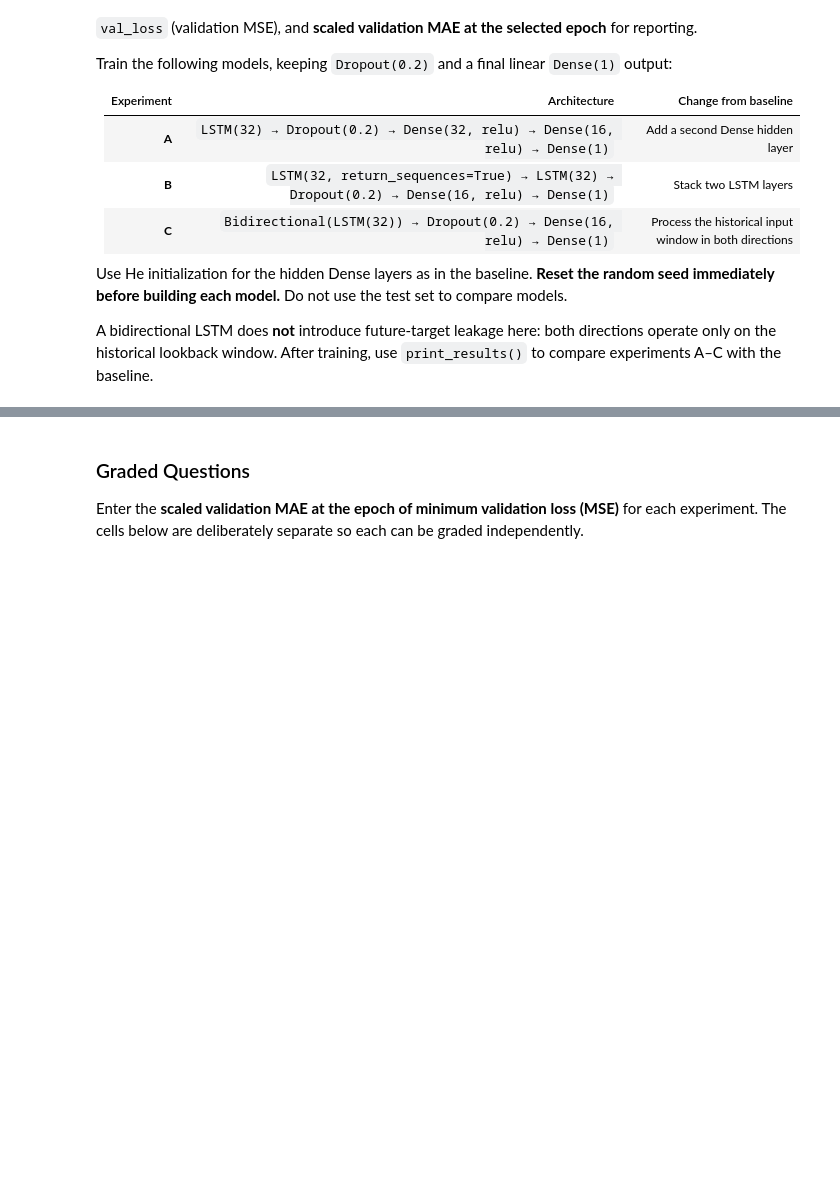
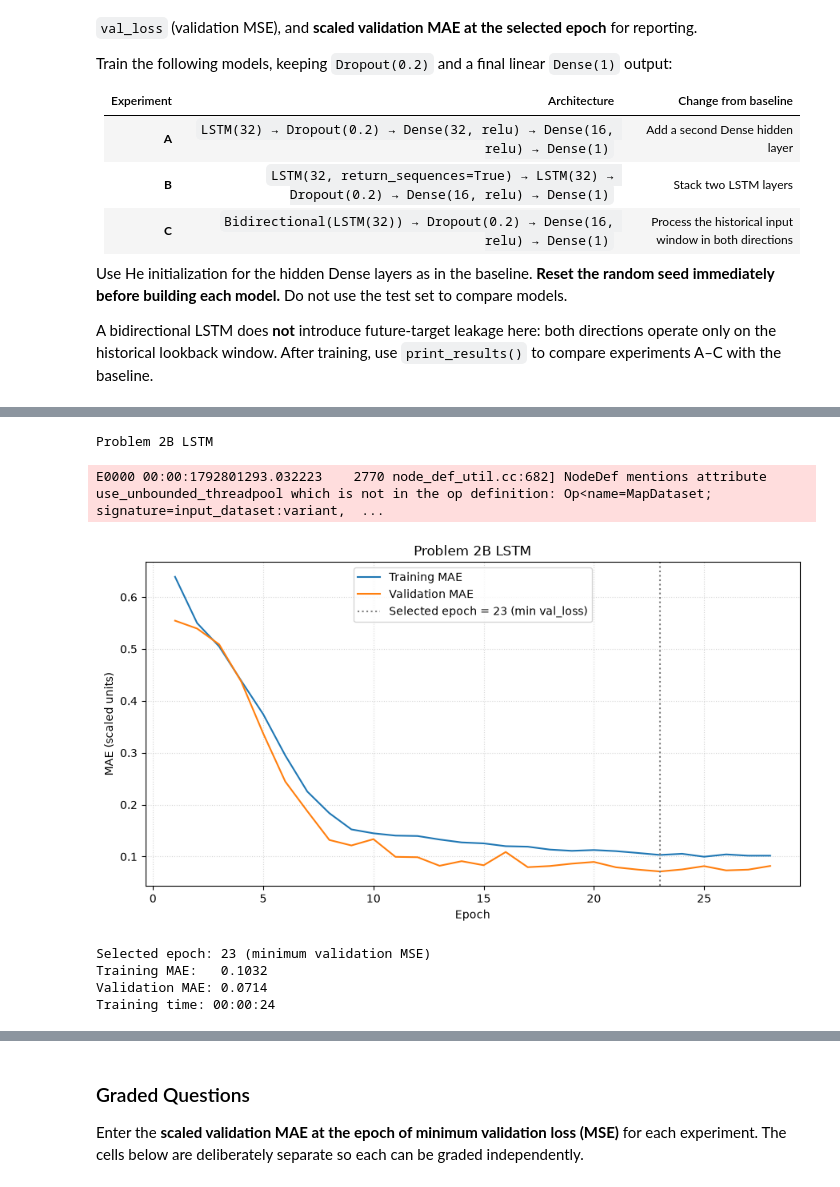
Before and after one commit to calebhadley1/Advanced_ML_and_AI_Coursework, a Jupyter notebook: Homework_08.ipynb, the cells around one changed output, grey strips where cells are left out. Saved outputs shown, nothing was run; the diff lists cells and outputs as text; code cells hidden in the pictures; blank space fills up the shorter version.

```diff
--- a/Homework_08.ipynb
+++ b/Homework_08.ipynb
@@ -987,0 +1072,12 @@ A bidirectional LSTM does **not** introduce future-target leakage here: both dir
+# %%
+def make_p2b_model(lookback, horizon):
+    """Construct the baseline LSTM architecture."""
+    return Sequential([
+        Input(shape=(lookback, 1)),
+        LSTM(32, return_sequences=True),
+        LSTM(32),
+        Dropout(0.2),
+        Dense(16, activation="relu",
+              kernel_initializer=keras.initializers.HeNormal(seed=random_seed)),
+        Dense(horizon)
+    ])
@@ -987,0 +1099,22 @@ A bidirectional LSTM does **not** introduce future-target leakage here: both dir
+# %%
+tf.keras.utils.set_random_seed(random_seed)
+p2b_model = make_p2b_model(lookback=p2b_lookback, horizon=p2b_horizon)
+# %%
+p2b_history, p2b_info = train_and_validate(
+    p2b_model,
+    X_train=p2b_X_train,
+    y_train=p2b_y_train,
+    X_val=p2b_X_val,
+    y_val=p2b_y_val,
+    title="Problem 2B LSTM",
+    verbose=0,
+    return_history=True
+)
+# %% [output]
+Problem 2B LSTM
+E0000 00:00:1792801293.032223    2770 node_def_util.cc:682] NodeDef mentions attribute use_unbounded_threadpool which is not in the op definition: Op<name=MapDataset; signature=input_dataset:variant,  ...
+[figure, added]
+Selected epoch: 23 (minimum validation MSE)
+Training MAE:   0.1032
+Validation MAE: 0.0714
+Training time: 00:00:24
```
Also changed, not shown: parts of 32 cells of this notebook.
